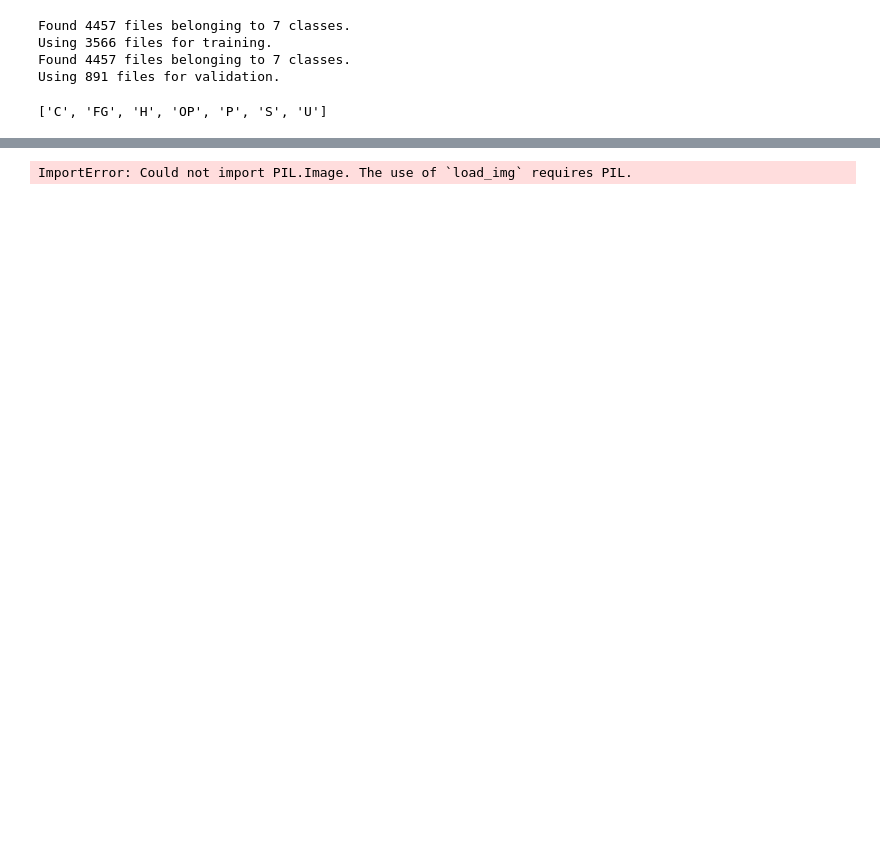
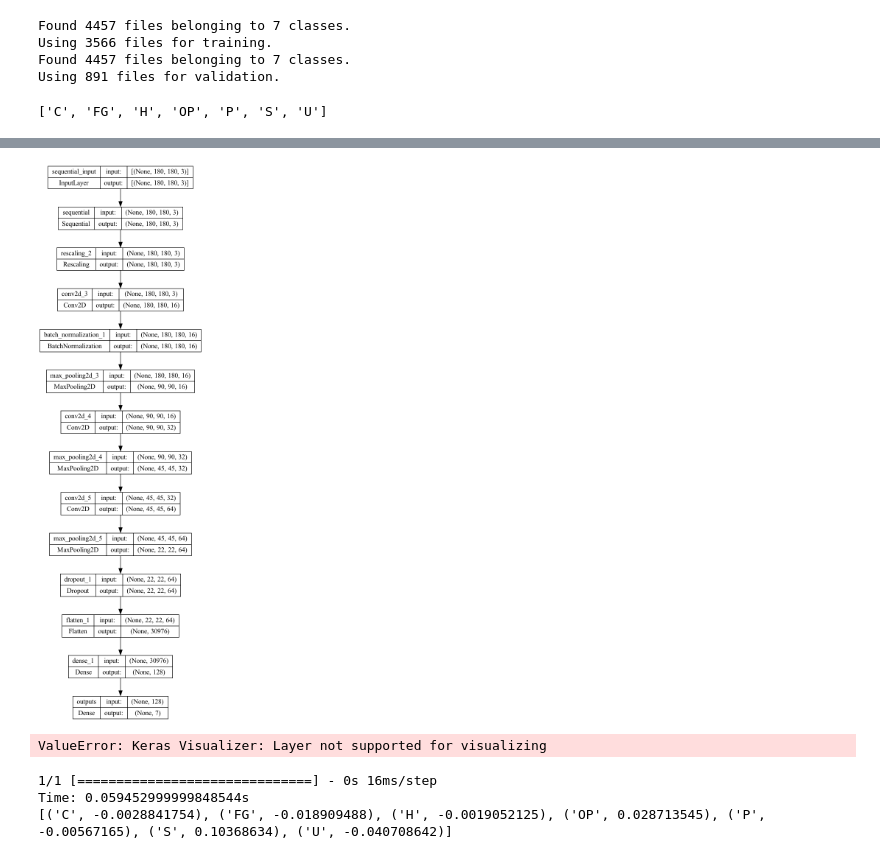
Before and after one commit to Quantumlyy/rcj-erebus-fixture-model, a Jupyter notebook: Main.ipynb, the cells around one changed output, grey strips where cells are left out. Cells and saved outputs as stored; diff of their text form; code cells hidden in the pictures; blank space fills up the shorter version.

Commit message:
final model

```diff
--- a/Main.ipynb
+++ b/Main.ipynb
@@ -286,0 +278,8 @@ plt.show()
+# %%
+plot_model(model, to_file='model_plot.png', show_shapes=True, show_layer_names=True)
+# %% [output]
+[figure, added]
+# %%
+visualizer(model, format='png', view=True) # open image file after visualization
+# %% [output]
+ValueError: Keras Visualizer: Layer not supported for visualizing
@@ -287,11 +288,18 @@ plt.show()
 # %%
 img = keras.preprocessing.image.load_img(
-    "Signs/H/H0001.png", target_size=image_size
+    "Signs/OP/O_193231-606919_l.png", target_size=image_size
 )
-img_array = keras.preprocessing.image.img_to_array(img)
-img_array = tf.expand_dims(img_array, 0)  # Create batch axis
-
-predictions = model.predict(img_array)
-print(predictions)
-# %% [output]
-ImportError: Could not import PIL.Image. The use of `load_img` requires PIL.
+# %%
+img_array = keras.preprocessing.image.img_to_array(img)
+img_array = tf.expand_dims(img_array, 0)  # Create batch axis
+
+start = time.process_time()
+predictions = model.predict(img_array)
+end = time.process_time()
+
+print("Time: {}s".format(end-start))
+print(list(map(lambda p, c: (c, p),predictions[0], class_names)))
+# %% [output]
+1/1 [==============================] - 0s 16ms/step
+Time: 0.059452999999848544s
+[('C', -0.0028841754), ('FG', -0.018909488), ('H', -0.0019052125), ('OP', 0.028713545), ('P', -0.00567165), ('S', 0.10368634), ('U', -0.040708642)]
```
Also changed, not shown: parts of 10 cells of this notebook, 6 other files.
